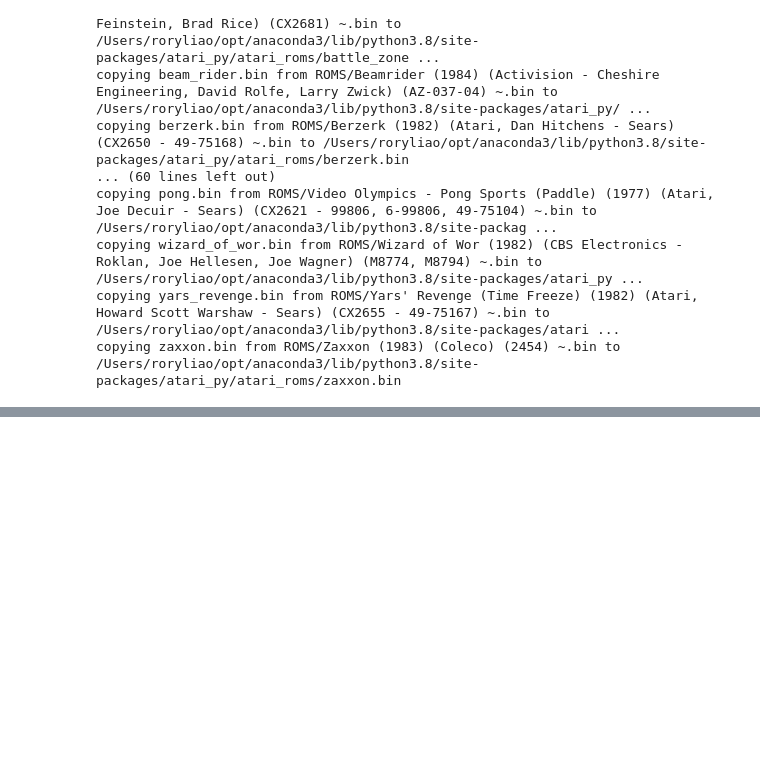
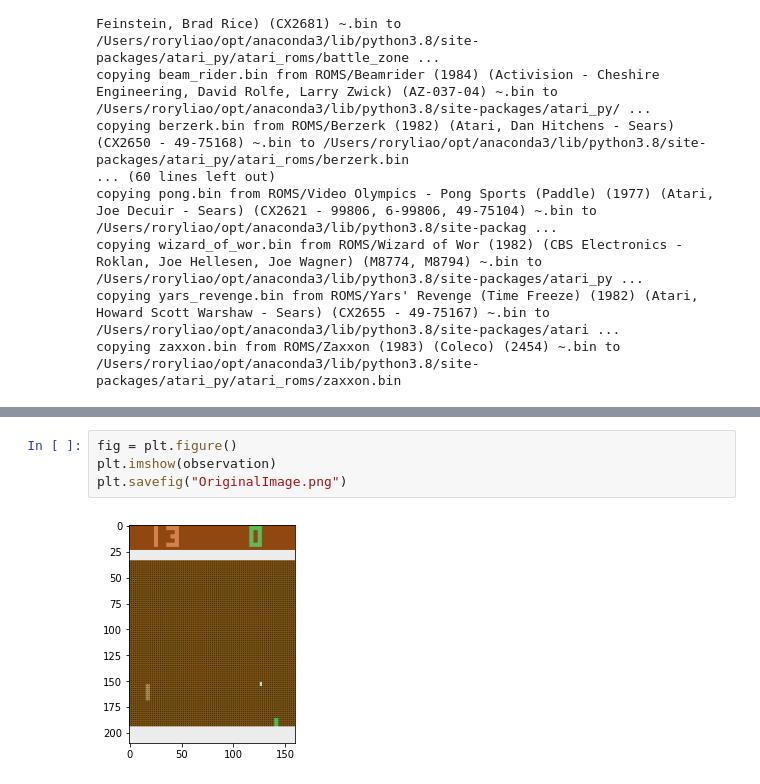
Before and after one commit to Shyamsaibethina/DLG-AI-2021, a Jupyter notebook: SmartPong/Main Code.ipynb, the cells around one changed output, grey strips where cells are left out. Saved outputs shown, nothing was run; the diff lists cells and outputs as text; blank space fills up the shorter version.

Commit message:
Added a way to see the before and after of the images our neural network sees

```diff
--- a/SmartPong/Main Code.ipynb
+++ b/SmartPong/Main Code.ipynb
@@ -189 +183,7 @@ while True:
 KeyboardInterrupt:
+# %%
+fig = plt.figure()
+plt.imshow(observation)
+plt.savefig("OriginalImage.png")
+# %% [output]
+[figure, added]
```
Also changed, not shown: parts of 3 cells of this notebook, 2 other files.
